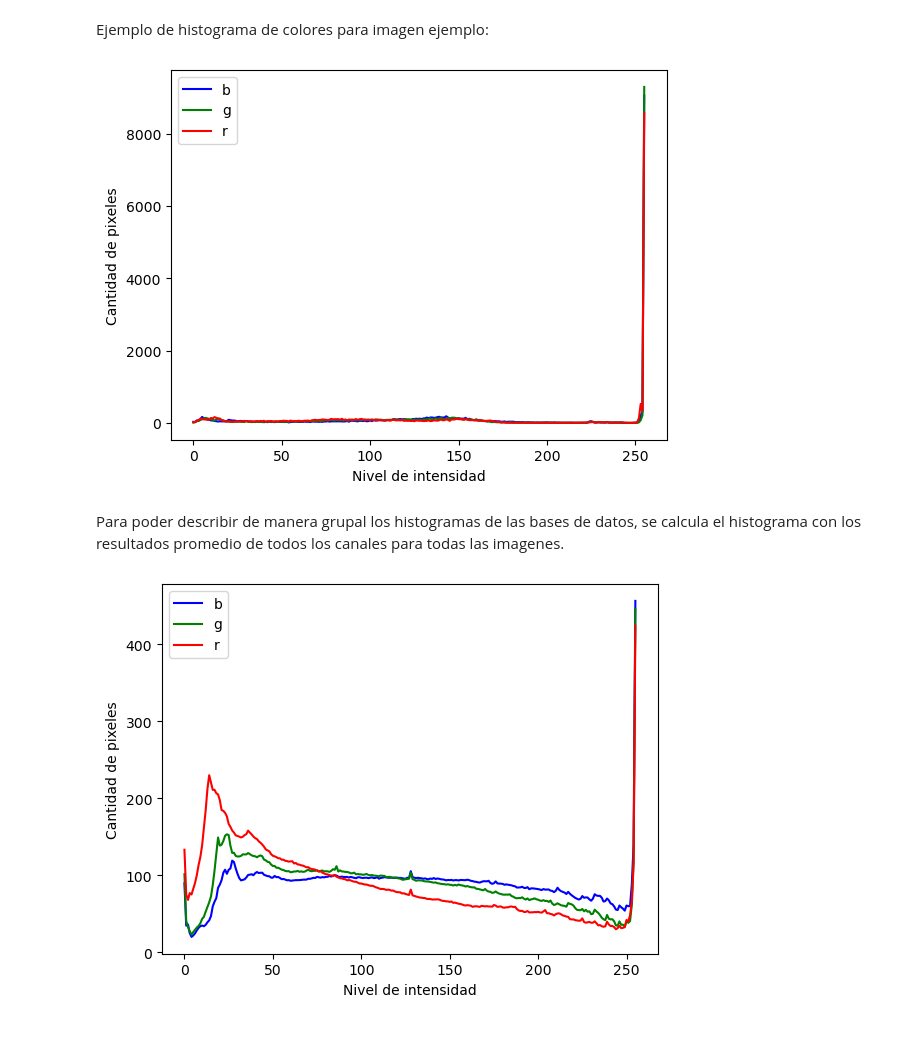
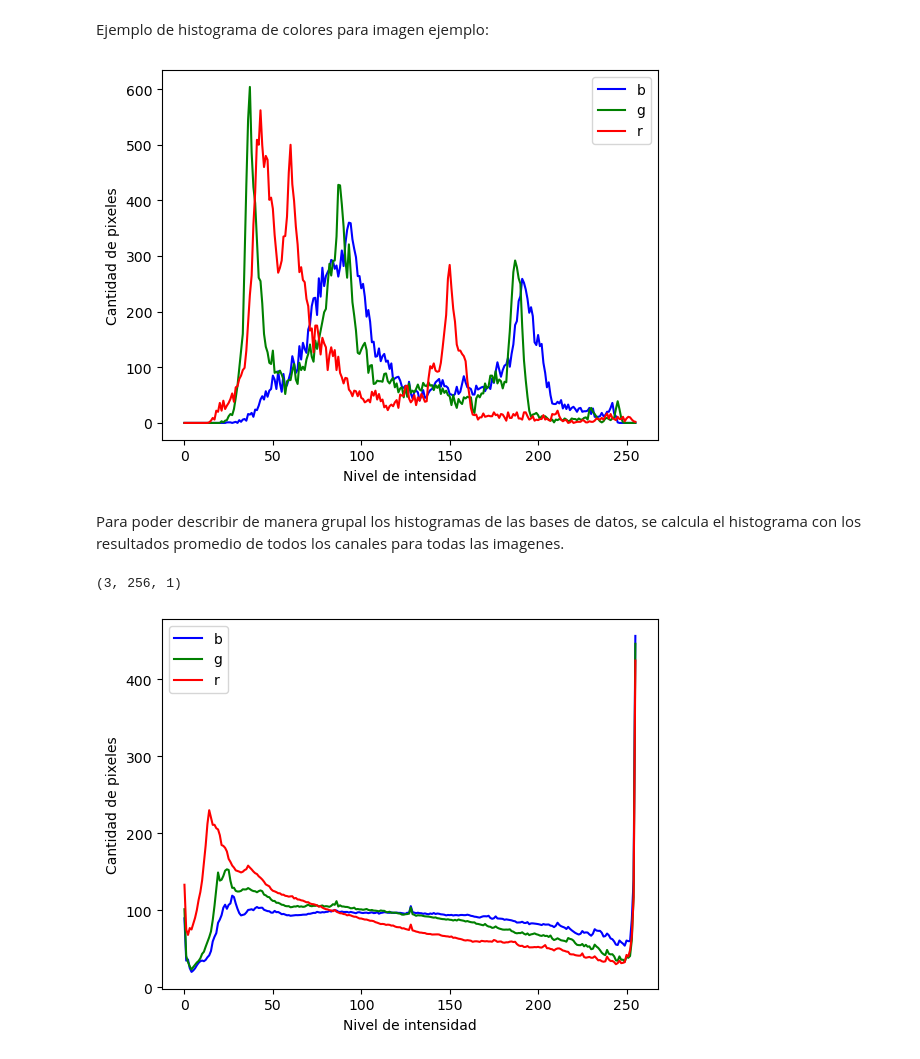
Before and after one commit to Jucajagu/DataSaurusRex, a Jupyter notebook: main.ipynb, the cells around one changed output. Cells and saved outputs as stored; diff of their text form; code cells hidden in the pictures.

```diff
--- a/main.ipynb
+++ b/main.ipynb
@@ -217,36 +137,32 @@ Histograma de colores
 # %%
 colors = ('b', 'g', 'r')
 
-def generar_histograma(serie):
-    histograms = []
-    for image_array in serie:
-        image_hist = []
-        for i, col in enumerate(colors):
-            histr = cv2.calcHist([image_array], [i], None, [256], [0,256])
-            image_hist.append(histr)
-        histograms.append(image_hist)
-    return histograms
+def crear_histograma(img_array):
+    histograma = []
+    for i, _ in enumerate(colors):
+        hist = cv2.calcHist([img_array], [i], None, [256], [0,256])
+        histograma.append(hist)
+    return histograma
 
-
-def plotear_histograma(imagen_arr):
+def mostrar_histograma(hist_array):
     for i, col in enumerate(colors):
-        plt.plot(imagen_arr[i], color=col)
+        plt.plot(hist_array[i], color=col)
     plt.legend(colors)
     plt.xlabel('Nivel de intensidad')
     plt.ylabel('Cantidad de pixeles')
-
     return
 
-def histograma_promedio(arr):
-    stacked_arrays = np.array(arr)
+
+def array_promedio(lista):
+    stacked_arrays = np.array(lista)
     mean_array = np.mean(stacked_arrays, axis=0)
     return mean_array
 # %% [markdown]
 Ejemplo de histograma de colores para imagen ejemplo:
-# %%
-histogramas = generar_histograma(df['array'])
-plotear_histograma(histogramas[3000])
-# %% [output]
-[figure, removed]
+# %%
+hist_ej = crear_histograma(df['matriz'].iloc[test_image])
+mostrar_histograma(hist_ej)
+# %% [output]
+[figure, added]
 # %% [markdown]
 Para poder describir de manera grupal los histogramas de las bases de datos, se calcula el histograma con los resultados promedio de todos los canales para todas las imagenes.
@@ -255 +174,5 @@ mean_array = histograma_promedio(histogramas)
+# %%
+mean_array.shape
+# %% [output]
+(3, 256, 1)
 # %%
```
Also changed, not shown: parts of 41 cells of this notebook.
